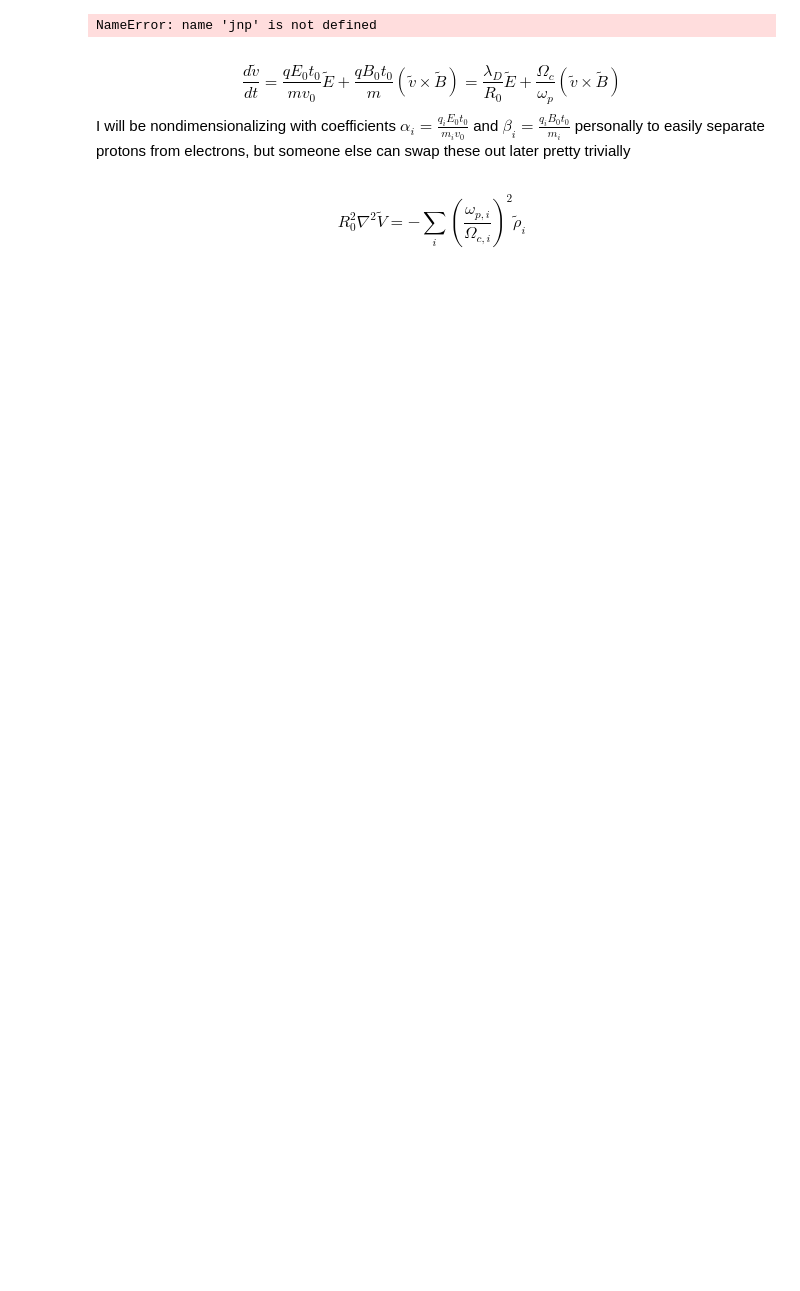
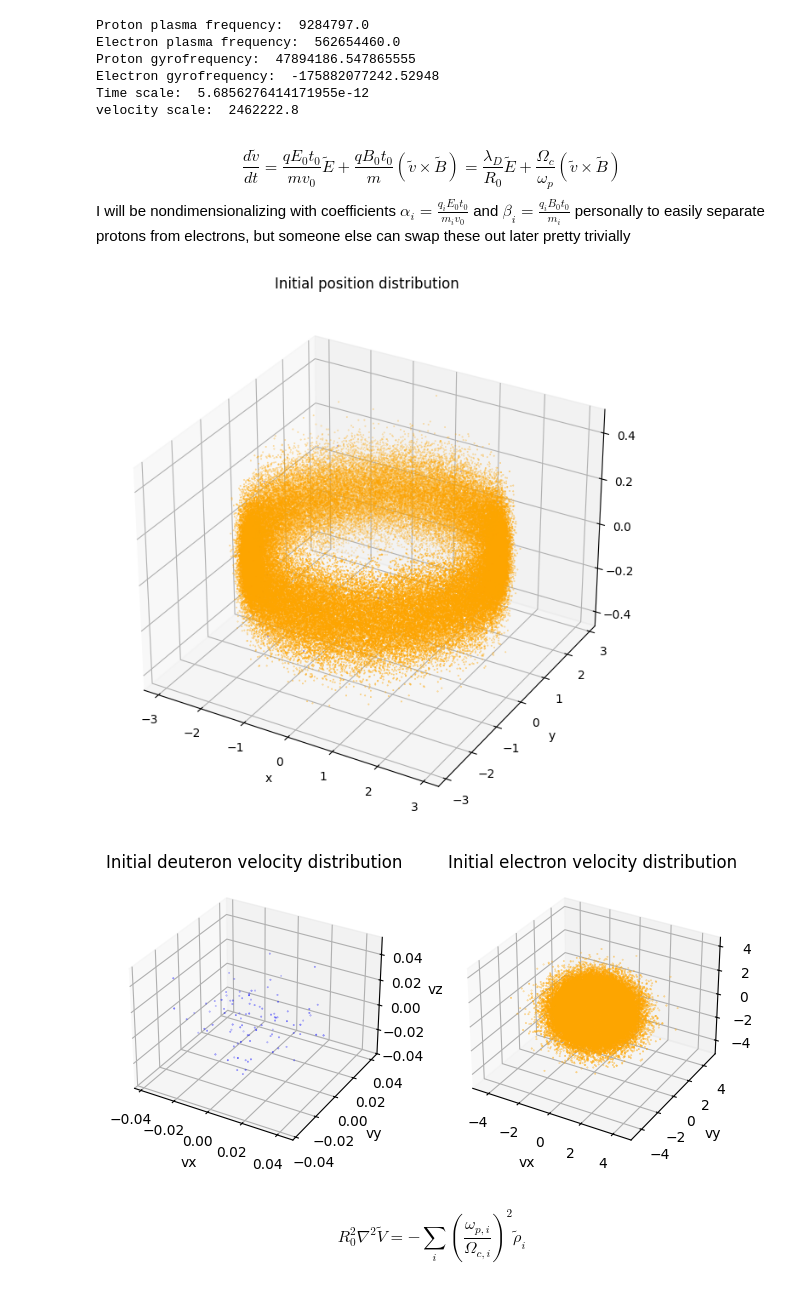
Before and after one commit to nerdie01/PHYS6260Final, a Jupyter notebook: main.ipynb, the cells around one changed output. Saved outputs shown, nothing was run; the diff lists cells and outputs as text; code cells hidden in the pictures; blank space fills up the shorter version.

```diff
--- a/main.ipynb
+++ b/main.ipynb
@@ -16,7 +16,8 @@ kB = 1.3806503e-23 # boltzmann constant
 q = 1.60217733e-19 # fundamental charge
 eps0 = 8.85418782e-12 # epsilon0
 mu0 = 1.256637061e-6 # mu0
-mp, me = 2*1.672621925e-27, 9.1093837139e-31 # makes average 1
+
+mp, me = 2*1.672621925e-27, 9.1093837139e-31
 
 c = 1 / jnp.sqrt(mu0 * eps0)
 
@@ -25,11 +26,11 @@ r_min, r_max = 0.8, 1.2
 z_min, z_max = -0.2, 0.2
 
 #Temperature, Magnetic, Num Particles, R0
-R0 = (r_max - r_min) # characteristic length
-clustering = 25.0 * R0 # how localized the normal distirbution is. earthbound music plays
+R0 = (r_max - r_min) # length of the cylinder disk
+clustering = 25.0 * R0 # how localized the normal distirbution is.
 
 N0 = 1e14 # number of particles in plasma
-ionization = .50 # percentage of protons to electrons
+ionization = .001 # percentage of protons to electrons
 
 B0 = 1 # background B field
 T0 = 400000 # initial characteristic temperature
@@ -40,11 +41,12 @@ N_p0 = ionization * N0 # number of protons
 N_e = int(N_e0 * sim_prop) # number of electrons to simulate
 N_p = int(N_p0 * sim_prop) # number of protons to simulate
 
-v0 = jnp.sqrt(2*kB*T0/(mp+me)) # characteristic velocity
+v0 = jnp.sqrt(kB*T0/me) # characteristic velocity for an electron. proton is going to be off, but whatever
 
 # Charecteristic scales
-t0 = R0 / v0 # characteristic timescale
-E0 = v0 * B0 # characteristic E field
+t0 = me / (q * B0) # characteristic timescale
+E0 = v0 * B0 # characteristic E field'
+L0 = v0 * t0 # characteristic length scale, will be used to update positions but not for the grid itself
 V0 = E0 * R0 # characteristic electric potential
 
 
@@ -65,11 +67,19 @@ print("Proton plasma frequency: ", plasma_freq_p)
 print("Electron plasma frequency: ", plasma_freq_e)
 print("Proton gyrofrequency: ", gyro_freq_p)
 print("Electron gyrofrequency: ", gyro_freq_e)
+print("Time scale: ", t0)
+print("velocity scale: ", v0)
+print("length scale:n ", L0)
 
 seed = 42
 key = jax.random.PRNGKey(seed)
 # %% [output]
-NameError: name 'jnp' is not defined
+Proton plasma frequency:  9284797.0
+Electron plasma frequency:  562654460.0
+Proton gyrofrequency:  47894186.547865555
+Electron gyrofrequency:  -175882077242.52948
+Time scale:  5.6856276414171955e-12
+velocity scale:  2462222.8
 # %% [markdown]
 \begin{equation*}
 \frac{d\tilde{v}}{dt} = \frac{qE_0 t_0}{mv_0} \tilde{E} + \frac{qB_0 t_0}{m} (\tilde{v} \times \tilde{B}) = \frac{\lambda_D}{R_0} \tilde{E} + \frac{\Omega_c}{\omega_p} (\tilde{v} \times \tilde{B})
@@ -128,33 +138,47 @@ v_p = v_p.at[0,:,0].set(vr[:N_p, 0])
 v_p = v_p.at[0,:,1].set(vtheta[:N_p, 0])
 v_p = v_p.at[0,:,2].set(vz[:N_p, 0])
 
 v_e = v_e.at[0,:,0].set(vr[:N_e, 1])
 v_e = v_e.at[0,:,1].set(vtheta[:N_e, 1])
 v_e = v_e.at[0,:,2].set(vz[:N_e, 1])
 
 # VISUALIZATION
 fig = plt.figure(figsize=(8, 8))
 ax = fig.add_subplot(projection='3d')
 
 x = r * jnp.cos(theta)
 y = r * jnp.sin(theta)
 
+
 ax.scatter(x[:N_p, 0], y[:N_p, 0], z[:N_p, 0], s=0.1, color='blue')
 ax.scatter(x[:N_e, 1], y[:N_e, 1], z[:N_e, 1], s=0.1, color='orange')
 ax.set_title("Initial position distribution")
+ax.set_xlabel("x")
+ax.set_ylabel("y")
+ax.set_zlabel("z")
 plt.show()
 
 fig = plt.figure(figsize=(8, 8))
 ax = fig.add_subplot(1, 2, 1, projection='3d')
 
-vx = vr * jnp.cos(vtheta)
-vy = vr * jnp.sin(vtheta)
+# velocity conversion
+vx = vr * jnp.cos(theta) - vtheta * jnp.sin(theta)
+vy = vr * jnp.sin(theta) + vtheta * jnp.cos(theta)
 
 ax.scatter(vx[:N_p, 0], vy[:N_p, 0], vz[:N_p, 0], s=0.1, color='blue')
 ax.set_title("Initial deuteron velocity distribution")
+ax.set_xlabel("vx")
+ax.set_ylabel("vy")
+ax.set_zlabel("vz")
 
 ax = fig.add_subplot(1, 2, 2, projection='3d')
 ax.scatter(vx[:N_e, 1], vy[:N_e, 1], vz[:N_e, 1], s=0.1, color='orange')
 ax.set_title("Initial electron velocity distribution")
+ax.set_xlabel("vx")
+ax.set_ylabel("vy")
+ax.set_zlabel("vz")
 plt.show()
+# %% [output]
+[figure, added]
+[figure, added]
 # %%
```
Also changed, not shown: parts of 2 cells of this notebook.
